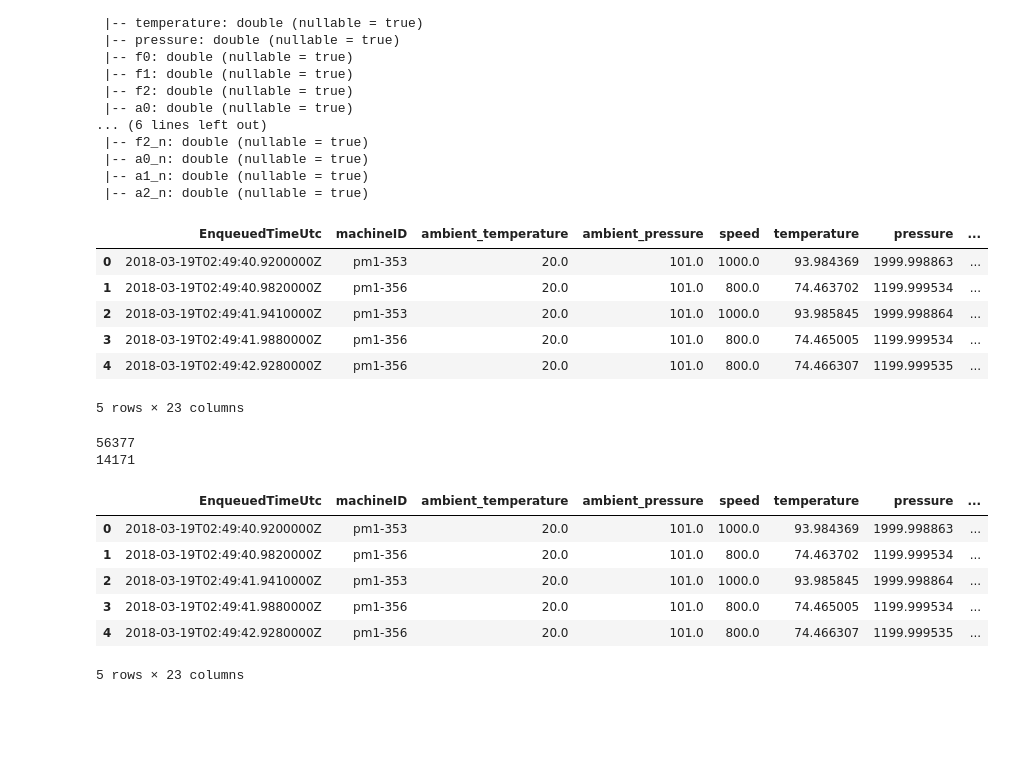
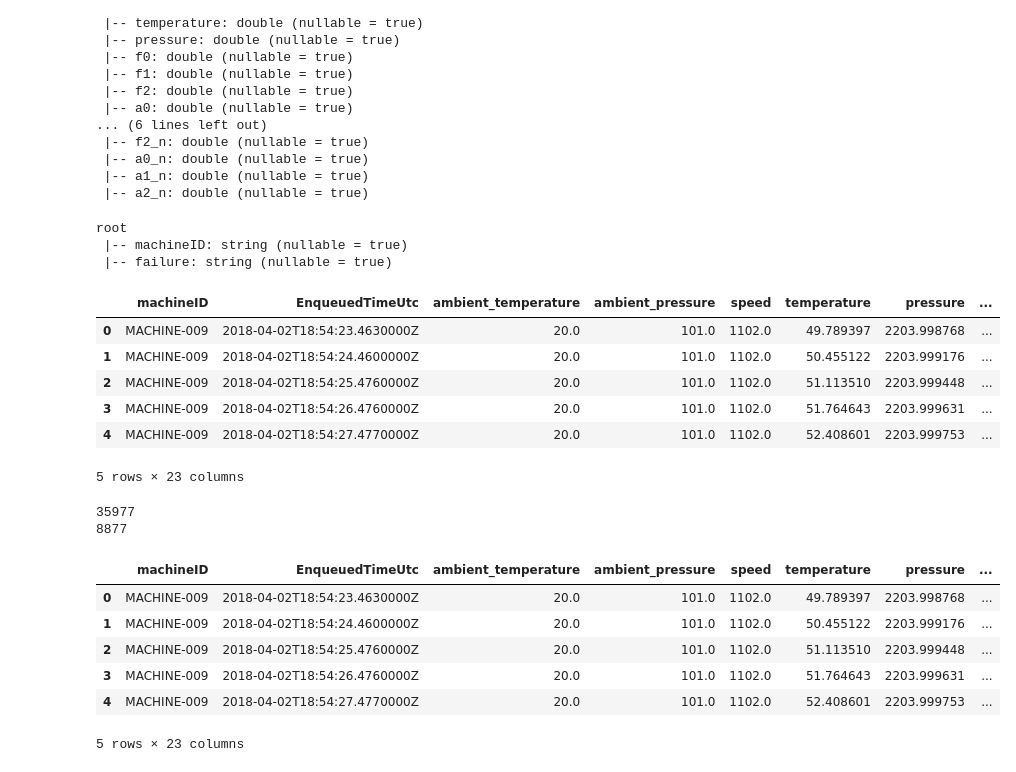
Before and after one commit to Azure/AI-PredictiveMaintenance, a Jupyter notebook: src/AML/Notebooks/ModelTraining.ipynb, the cells around one changed output. Drawn from its saved outputs; the diff is of its cells as text; code cells hidden in the pictures; blank space fills up the shorter version.

```diff
--- a/src/AML/Notebooks/ModelTraining.ipynb
+++ b/src/AML/Notebooks/ModelTraining.ipynb
@@ -27,10 +25,20 @@ sql = sqlContext #SQLContext.getOrCreate(sc)
+# %%
+STORAGE_ACCOUNT_SUFFIX = 'core.windows.net'
+STAGING_STORAGE_ACCOUNT_NAME = os.getenv('STAGING_STORAGE_ACCOUNT_NAME')
+STAGING_STORAGE_ACCOUNT_KEY = os.getenv('STAGING_STORAGE_ACCOUNT_KEY')
+AZUREML_NATIVE_SHARE_DIRECTORY = os.getenv('AZUREML_NATIVE_SHARE_DIRECTORY')
+
+sc = SparkSession.builder.getOrCreate()
+hc = sc._jsc.hadoopConfiguration()
+hc.set("avro.mapred.ignore.inputs.without.extension", "false")
+
+hc.set("fs.azure.account.key.{}.blob.core.windows.net".format(STAGING_STORAGE_ACCOUNT_NAME), STAGING_STORAGE_ACCOUNT_KEY)
+
+sql = SQLContext.getOrCreate(sc)
 # %%
-STORAGE_ACCOUNT_SUFFIX = 'core.windows.net'
-STORAGE_ACCOUNT_NAME = os.environ['STORAGE_ACCOUNT_NAME']
-
 wasbUrlOutput = "wasb://{0}@{1}.blob.{2}/features.parquet".format(
             'intermediate',
-            STORAGE_ACCOUNT_NAME,
+            STAGING_STORAGE_ACCOUNT_NAME,
             STORAGE_ACCOUNT_SUFFIX)
 
 dfa = sql.read.parquet(wasbUrlOutput)
@@ -53,26 +61,36 @@ root
  |-- a0_n: double (nullable = true)
  |-- a1_n: double (nullable = true)
  |-- a2_n: double (nullable = true)
+# %%
+rdd = sc.sparkContext.parallelize([('MACHINE-008', 'F01'),('MACHINE-009', 'F02')])
+
+failures_df = rdd.toDF(['machineID','failure'])
+failures_df.printSchema()
+# %% [output]
+root
+ |-- machineID: string (nullable = true)
+ |-- failure: string (nullable = true)
 # %%
 features = sorted([c for c in dfa.columns if c not in ['machineID', 'EnqueuedTimeUtc']])
 
 # assemble features
 va = VectorAssembler(inputCols=features, outputCol='features')
 
 # this is a hack!! In the current simulated dataset, there are 4 machines: machine 0 is "good,"
 # whereas the rest are experiencing different failures. This will eventually be produced by merging
 # telemetry with the "maintenance log"
-feat_data = va.transform(dfa).withColumn('label_e', dfa.machineID.substr(-1, 1).cast(IntegerType()))
+feat_data = va.transform(dfa).join(failures_df, 'machineID', 'left_outer').fillna({'failure':'None'})
+
 dfa.unpersist()
 feat_data.persist(pyspark.StorageLevel.DISK_ONLY)
 feat_data.limit(10).toPandas().head()
 # %% [output]
-|  | EnqueuedTimeUtc | machineID | ambient_temperature | ambient_pressure | speed | temperature | pressure | ... |
-| 0 | 2018-03-19T02:49:40.9200000Z | pm1-353 | 20.0 | 101.0 | 1000.0 | 93.984369 | 1999.998863 | ... |
-| 1 | 2018-03-19T02:49:40.9820000Z | pm1-356 | 20.0 | 101.0 | 800.0 | 74.463702 | 1199.999534 | ... |
-| 2 | 2018-03-19T02:49:41.9410000Z | pm1-353 | 20.0 | 101.0 | 1000.0 | 93.985845 | 1999.998864 | ... |
-| 3 | 2018-03-19T02:49:41.9880000Z | pm1-356 | 20.0 | 101.0 | 800.0 | 74.465005 | 1199.999534 | ... |
-| 4 | 2018-03-19T02:49:42.9280000Z | pm1-356 | 20.0 | 101.0 | 800.0 | 74.466307 | 1199.999535 | ... |
+|  | machineID | EnqueuedTimeUtc | ambient_temperature | ambient_pressure | speed | temperature | pressure | ... |
+| 0 | MACHINE-009 | 2018-04-02T18:54:23.4630000Z | 20.0 | 101.0 | 1102.0 | 49.789397 | 2203.998768 | ... |
+| 1 | MACHINE-009 | 2018-04-02T18:54:24.4600000Z | 20.0 | 101.0 | 1102.0 | 50.455122 | 2203.999176 | ... |
+| 2 | MACHINE-009 | 2018-04-02T18:54:25.4760000Z | 20.0 | 101.0 | 1102.0 | 51.113510 | 2203.999448 | ... |
+| 3 | MACHINE-009 | 2018-04-02T18:54:26.4760000Z | 20.0 | 101.0 | 1102.0 | 51.764643 | 2203.999631 | ... |
+| 4 | MACHINE-009 | 2018-04-02T18:54:27.4770000Z | 20.0 | 101.0 | 1102.0 | 52.408601 | 2203.999753 | ... |
 5 rows × 23 columns
 # %%
 # set maxCategories so features with > 10 distinct values are treated as continuous.
@@ -88,14 +108,14 @@ print(training.count())
 print(test.count())
 feat_data.limit(5).toPandas().head()
 # %% [output]
-56377
-14171
+35977
+8877
-|  | EnqueuedTimeUtc | machineID | ambient_temperature | ambient_pressure | speed | temperature | pressure | ... |
-| 0 | 2018-03-19T02:49:40.9200000Z | pm1-353 | 20.0 | 101.0 | 1000.0 | 93.984369 | 1999.998863 | ... |
-| 1 | 2018-03-19T02:49:40.9820000Z | pm1-356 | 20.0 | 101.0 | 800.0 | 74.463702 | 1199.999534 | ... |
-| 2 | 2018-03-19T02:49:41.9410000Z | pm1-353 | 20.0 | 101.0 | 1000.0 | 93.985845 | 1999.998864 | ... |
-| 3 | 2018-03-19T02:49:41.9880000Z | pm1-356 | 20.0 | 101.0 | 800.0 | 74.465005 | 1199.999534 | ... |
-| 4 | 2018-03-19T02:49:42.9280000Z | pm1-356 | 20.0 | 101.0 | 800.0 | 74.466307 | 1199.999535 | ... |
+|  | machineID | EnqueuedTimeUtc | ambient_temperature | ambient_pressure | speed | temperature | pressure | ... |
+| 0 | MACHINE-009 | 2018-04-02T18:54:23.4630000Z | 20.0 | 101.0 | 1102.0 | 49.789397 | 2203.998768 | ... |
+| 1 | MACHINE-009 | 2018-04-02T18:54:24.4600000Z | 20.0 | 101.0 | 1102.0 | 50.455122 | 2203.999176 | ... |
+| 2 | MACHINE-009 | 2018-04-02T18:54:25.4760000Z | 20.0 | 101.0 | 1102.0 | 51.113510 | 2203.999448 | ... |
+| 3 | MACHINE-009 | 2018-04-02T18:54:26.4760000Z | 20.0 | 101.0 | 1102.0 | 51.764643 | 2203.999631 | ... |
+| 4 | MACHINE-009 | 2018-04-02T18:54:27.4770000Z | 20.0 | 101.0 | 1102.0 | 52.408601 | 2203.999753 | ... |
 5 rows × 23 columns
 # %%
 model_type = 'RandomForest' # Use 'DecisionTree', or 'RandomForest'
```
Also changed, not shown: parts of 6 cells of this notebook, 14 other files.
